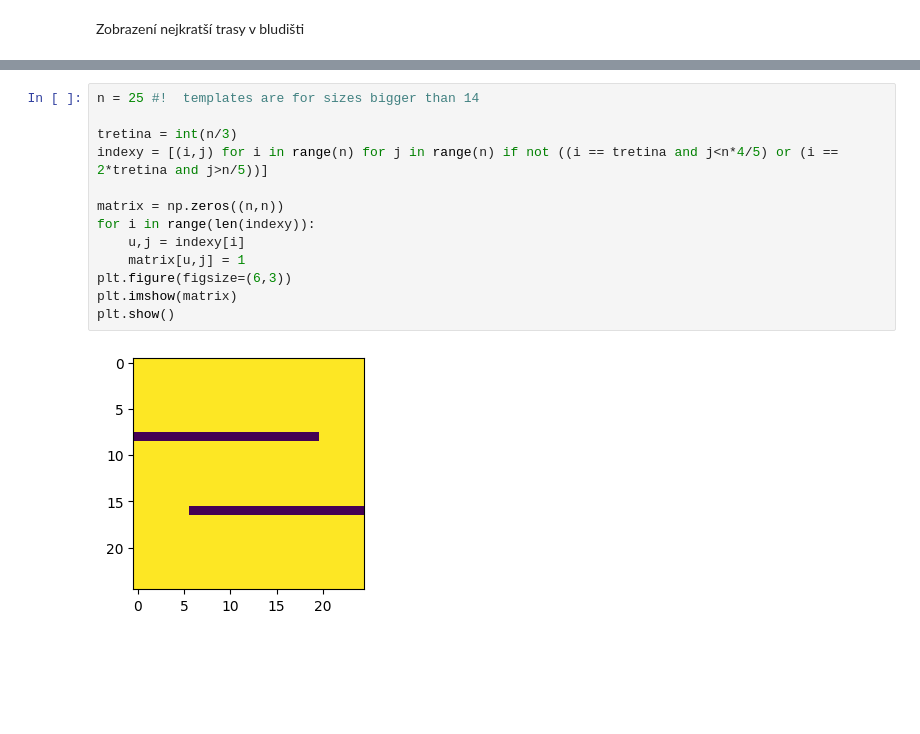
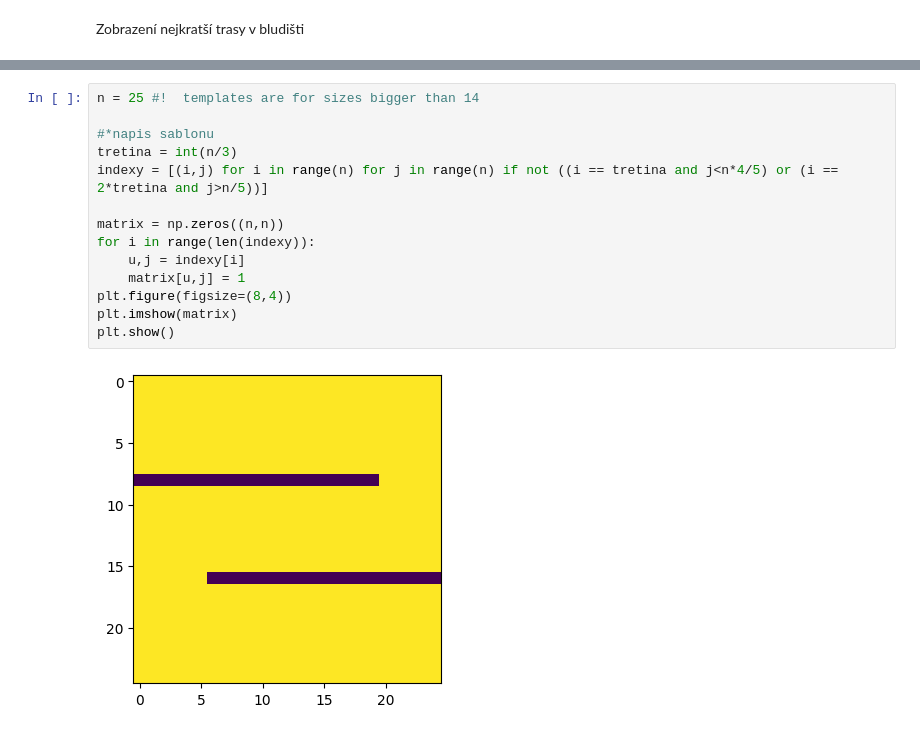
Before and after one commit to KLI0273/VVP_Projekt, a Jupyter notebook: vvp_bludiste-master/Projekt_Bludiste.ipynb, the cells around one changed output, grey strips where cells are left out. Drawn from its saved outputs; the diff is of its cells as text; blank space fills up the shorter version.

```diff
--- a/vvp_bludiste-master/Projekt_Bludiste.ipynb
+++ b/vvp_bludiste-master/Projekt_Bludiste.ipynb
@@ -64,15 +82,16 @@ kontrola šablon
 # %%
 n = 25 #!  templates are for sizes bigger than 14
 
+#*napis sablonu
 tretina = int(n/3)
 indexy = [(i,j) for i in range(n) for j in range(n) if not ((i == tretina and j<n*4/5) or (i == 2*tretina and j>n/5))]
 
 matrix = np.zeros((n,n))
 for i in range(len(indexy)):
     u,j = indexy[i]
     matrix[u,j] = 1
-plt.figure(figsize=(6,3))
+plt.figure(figsize=(8,4))
 plt.imshow(matrix)
 plt.show()
 # %% [output]
-[figure, old version]
+[figure, new version]
```
Also changed, not shown: parts of 11 cells of this notebook, 1 other file.
